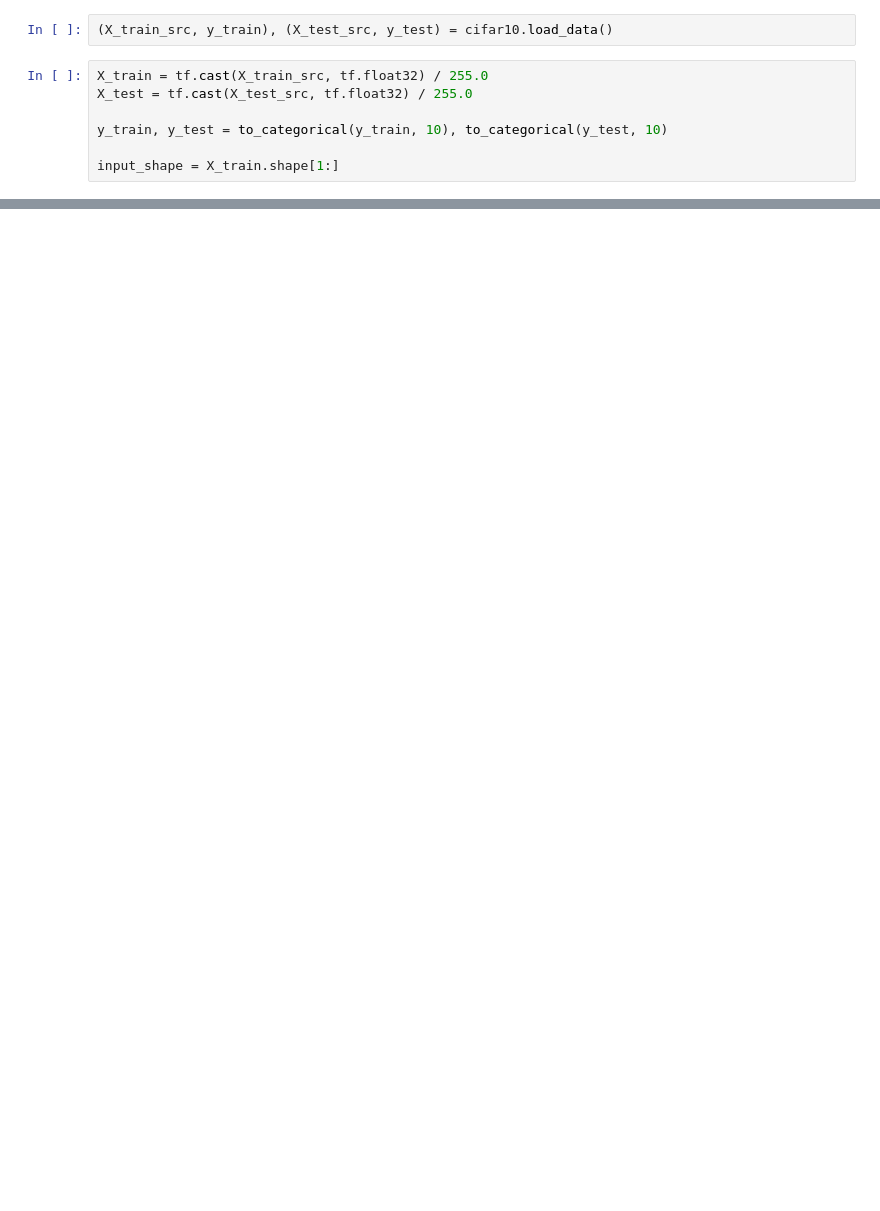
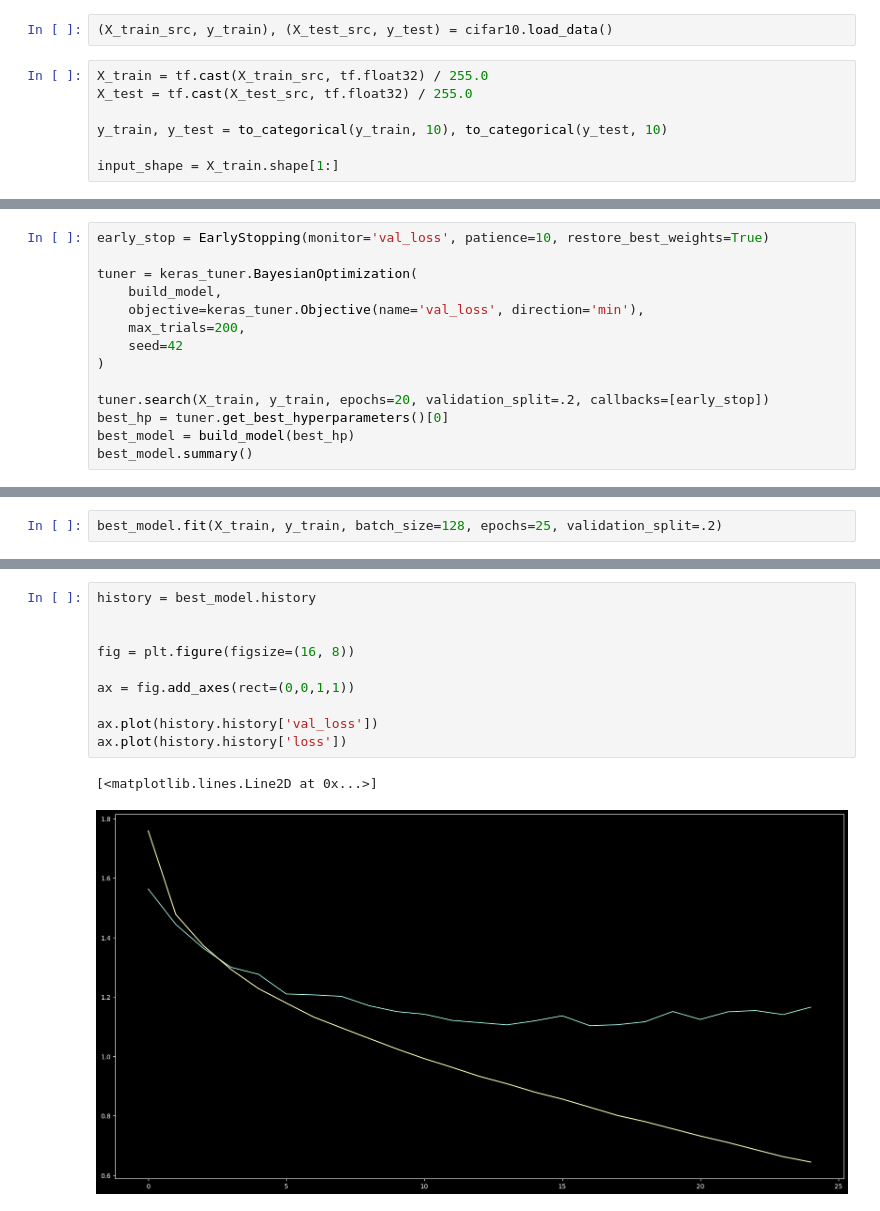
Before and after one commit to hanibounoua/deep-learning-workshops, a Jupyter notebook: CIFAR-10-deep-learning.ipynb, the cells around one changed output, grey strips where cells are left out. Cells and saved outputs as stored; diff of their text form; blank space fills up the shorter version.

Commit message:
set implemant bayesian optimization for CNN Model

```diff
--- a/CIFAR-10-deep-learning.ipynb
+++ b/CIFAR-10-deep-learning.ipynb
@@ -129,0 +169,14 @@ print(test_loss, test_metric)
+# %%
+early_stop = EarlyStopping(monitor='val_loss', patience=10, restore_best_weights=True)
+
+tuner = keras_tuner.BayesianOptimization(
+    build_model,
+    objective=keras_tuner.Objective(name='val_loss', direction='min'),
+    max_trials=200,
+    seed=42
+)
+
+tuner.search(X_train, y_train, epochs=20, validation_split=.2, callbacks=[early_stop])
+best_hp = tuner.get_best_hyperparameters()[0]
+best_model = build_model(best_hp)
+best_model.summary()
@@ -129,0 +210,2 @@ print(test_loss, test_metric)
+# %%
+best_model.fit(X_train, y_train, batch_size=128, epochs=25, validation_split=.2)
@@ -129,0 +231,13 @@ print(test_loss, test_metric)
+# %%
+history = best_model.history
+
+
+fig = plt.figure(figsize=(16, 8))
+
+ax = fig.add_axes(rect=(0,0,1,1))
+
+ax.plot(history.history['val_loss'])
+ax.plot(history.history['loss'])
+# %% [output]
+[<matplotlib.lines.Line2D at 0x...>]
+[figure, added]
```
Also changed, not shown: parts of 8 cells of this notebook, 1 other file.
